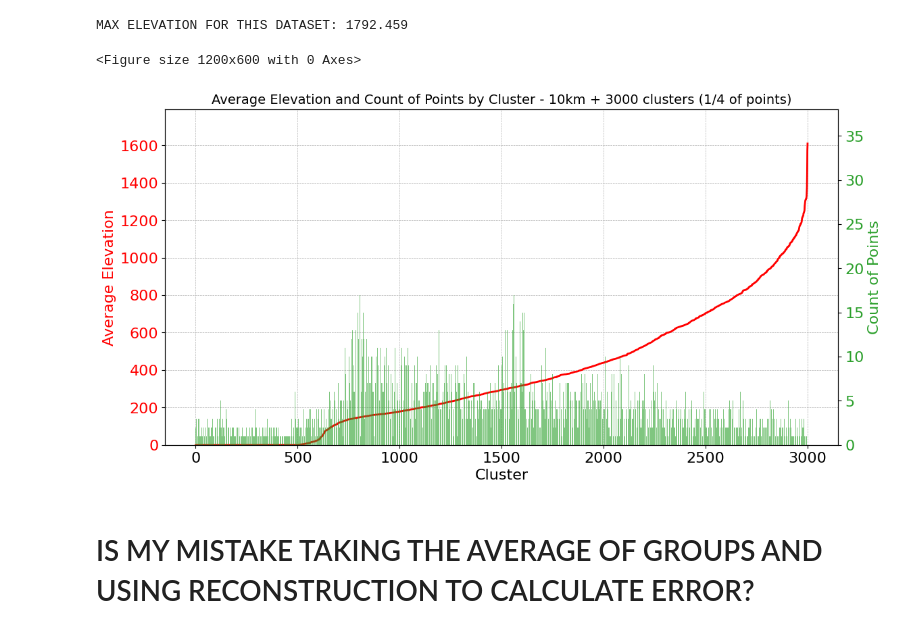
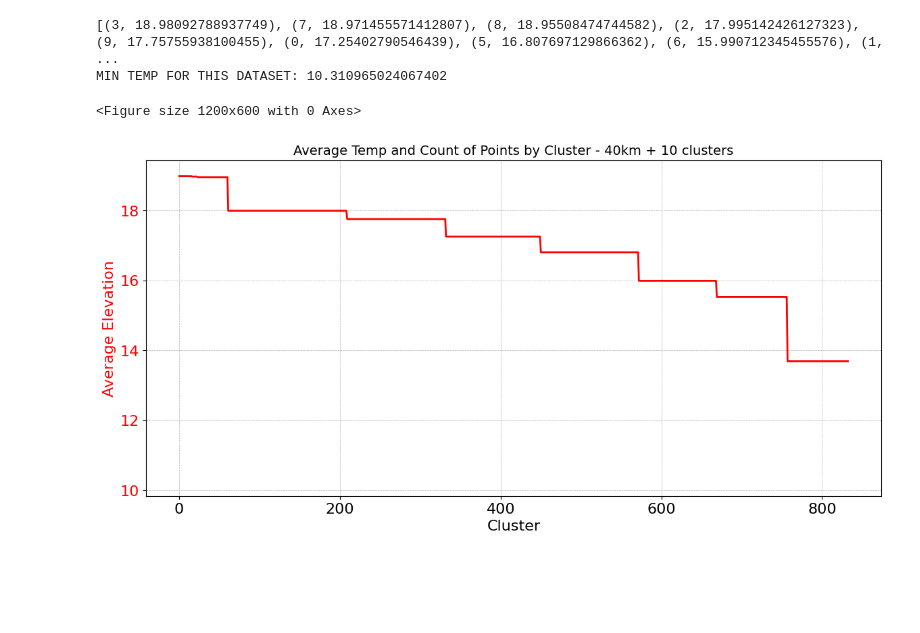
Before and after one commit to jyhong05/CFL_Research, a Jupyter notebook: altitude_extraction/clusters_distribution.ipynb, the cells around one changed output. Cells and saved outputs as stored; diff of their text form; code cells hidden in the pictures; blank space fills up the shorter version.

Commit message:
generated some new graphs for cluster num and distributions 40km

```diff
--- a/altitude_extraction/clusters_distribution.ipynb
+++ b/altitude_extraction/clusters_distribution.ipynb
@@ -5,11 +5,16 @@ import pandas as pd
 from sklearn.preprocessing import StandardScaler
 from cfl_helpers import *
 # %%
-resolution = '10km'
-file = f'data/{resolution}_data.csv'
+resolution = '40km'
+n_clusters = 10
+train_file = f'data/{resolution}_data.csv'
+truth_file = f'data/{resolution}_truth.csv'
 
-data = pd.read_csv(file)
-Xraw = np.array(data[['lat', 'long']])
-Yraw = np.array(data['generated_temp']).reshape(-1,1)
+train_data = pd.read_csv(train_file)
+Xraw = np.array(train_data[['lat', 'long']])
+Yraw = np.array(train_data['generated_temp']).reshape(-1,1)
 X = StandardScaler().fit_transform(Xraw)
 Y = StandardScaler().fit_transform(Yraw)
+print(Xraw.shape, Yraw.shape)
+
+truth = pd.read_csv(truth_file)
@@ -29,7 +34,7 @@ CDE_params = {  'model'        : 'CondExpMod',
                     'dropouts'    : [0, 0],
                     # training parameters
                     'batch_size'  : 64,
-                    'n_epochs'    : 2000,
+                    'n_epochs'    : 3000,
                     'optimizer'   : 'adam',
                     'opt_config'  : {'lr' : 1e-4},
                     'loss'        : 'mean_squared_error',
@@ -42,7 +47,7 @@ CDE_params = {  'model'        : 'CondExpMod',
 }
 
 cause_cluster_params =  {'model' : 'KMeans',
-                        'model_params' : {'n_clusters' : 3000},
+                        'model_params' : {'n_clusters' : n_clusters},
                         'verbose' : 0
 }
 # %%
@@ -105,41 +136,39 @@ Experiment training complete.
 # %%
-import matplotlib.pyplot as plt
+xlbls = results['CauseClusterer']['x_lbls']
+len_data = len(train_data)
 
-xlbls = results['CauseClusterer']['x_lbls']
+avgs, lbl_dict = get_group_avgs(train_data, xlbls)
+avgs_list = [(key, avgs[key]) for key in avgs.keys()]
+avgs_list = sorted(avgs_list, key=lambda x: x[1], reverse=True)
 
-avgs, lbl_dict = get_group_avgs(data, xlbls)
-avgs_list = [(key, avgs[key]) for key in avgs.keys()]
-avgs_list = sorted(avgs_list, key=lambda x: x[1])
+x_axis = np.linspace(0, len_data - 1, len_data)
 
-x_axis = np.linspace(1, len(avgs_list), len(avgs_list))
-ys = [x[1] for x in avgs_list]
+print(avgs_list)
+
+temp_preds = []
+for clus, avg in avgs_list:
+    for _ in range(len(lbl_dict[clus])):
+        temp_preds.append(avg)
+temp_preds = np.array(temp_preds).flatten()
 
 plt.figure(figsize=(12, 6))
 fig, ax1 = plt.subplots(figsize=(12, 6))
 
-print(f'MAX ELEVATION FOR THIS DATASET: {data["elevation"].max()}')
+print(f'MIN TEMP FOR THIS DATASET: {train_data["generated_temp"].min()}')
 
 line_color = 'red'
 ax1.set_xlabel('Cluster')
 ax1.set_ylabel('Average Elevation', color=line_color)
-ax1.plot(x_axis, ys, color=line_color, linewidth=2)
+ax1.plot(x_axis, temp_preds, color=line_color, linewidth=2)
 ax1.tick_params(axis='y', labelcolor=line_color)
-ax1.set_ylim(0, data['elevation'].max())
+ax1.set_ylim(ymin, ymax)
 ax1.grid(True, which='both', linestyle='--', linewidth=0.5)
 
-ax2 = ax1.twinx()
-bar_color = 'tab:green'
-ax2.set_ylabel('Count of Points', color=bar_color)  # we already handled the x-label with ax1
-ax2.bar(x_axis, [len(lbl_dict[x[0]]) for x in avgs_list], color=bar_color, alpha=0.6)
-ax2.tick_params(axis='y', labelcolor=bar_color)
-ax2.set_ylim(0, max([len(lbl_dict[x[0]]) for x in avgs_list]) + 10)
-
 fig.tight_layout()  # otherwise the right y-label is slightly clipped
-plt.title(f'Average Elevation and Count of Points by Cluster - {resolution} + 3000 clusters (1/4 of points)', fontsize=14)
+plt.title(f'Average Temp and Count of Points by Cluster - {resolution} + {n_clusters} clusters', fontsize=14)
 plt.show()
 # %% [output]
-MAX ELEVATION FOR THIS DATASET: 1792.459
+[(3, 18.98092788937749), (7, 18.971455571412807), (8, 18.95508474744582), (2, 17.995142426127323), (9, 17.75755938100455), (0, 17.25402790546439), (5, 16.807697129866362), (6, 15.990712345455576), (1, ...
+MIN TEMP FOR THIS DATASET: 10.310965024067402
 <Figure size 1200x600 with 0 Axes>
-[figure, old version]
+[figure, new version]
-# %% [markdown]
-# IS MY MISTAKE TAKING THE AVERAGE OF GROUPS AND USING RECONSTRUCTION TO CALCULATE ERROR?
```
Also changed, not shown: parts of 6 cells of this notebook, 13 other files.
